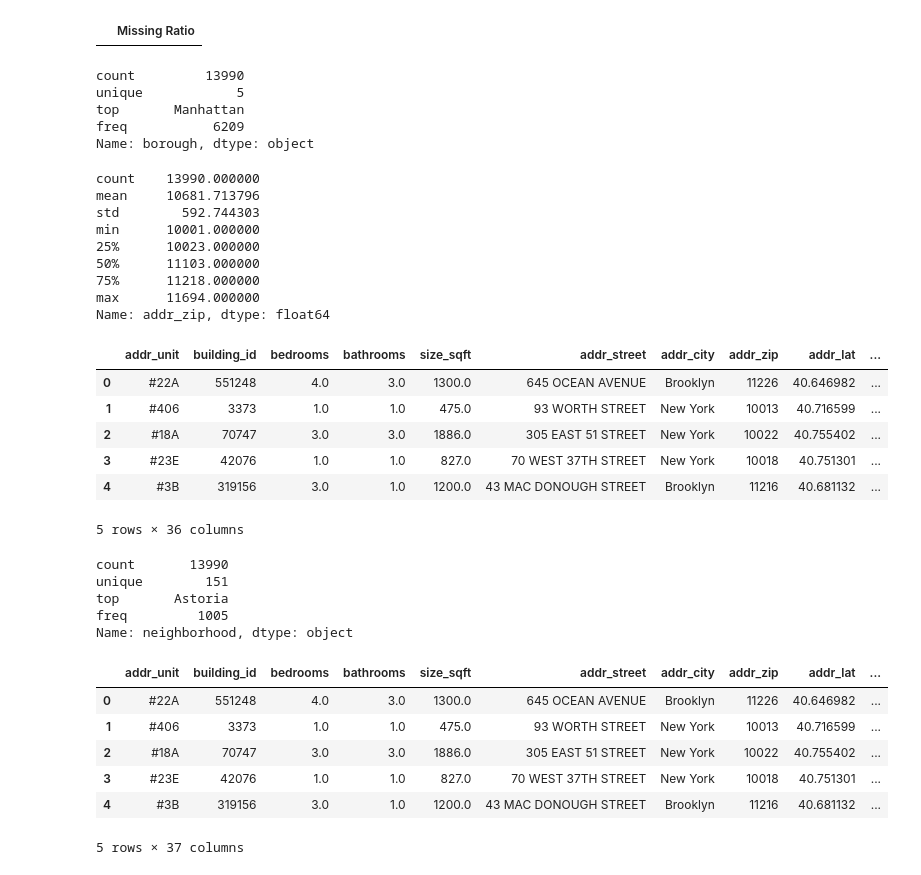
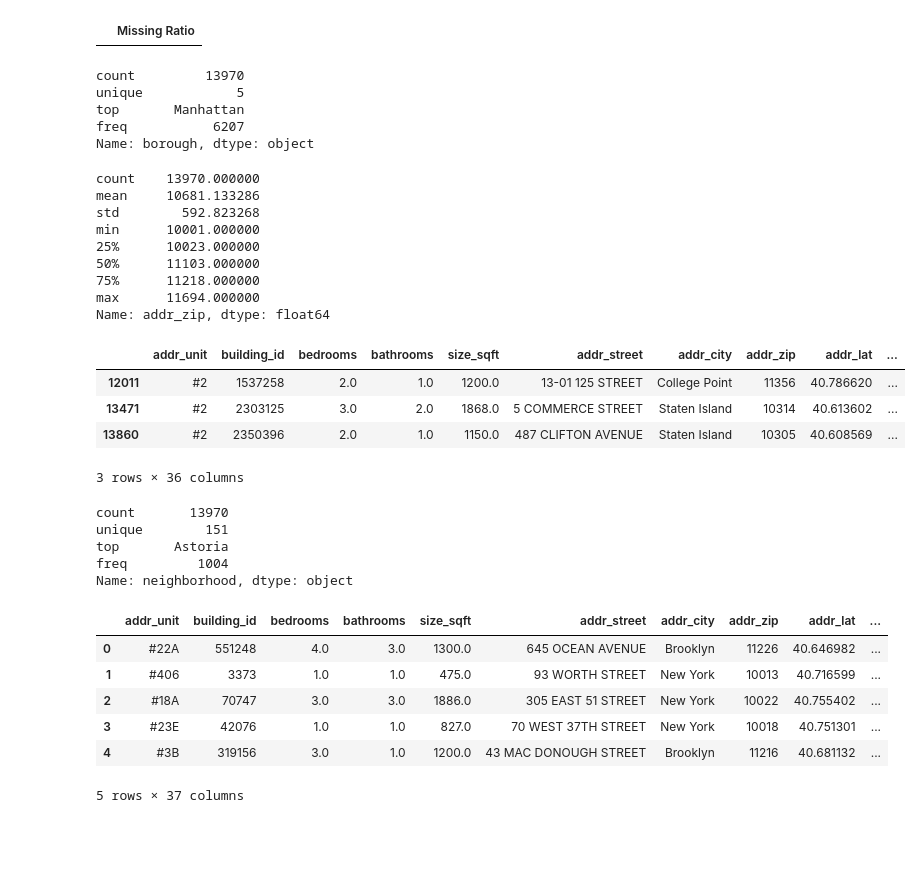
Before and after one commit to Ilroy/DS_Final_Project, a Jupyter notebook: Training_Testing_Master.ipynb, the cells around one changed output. Drawn from its saved outputs; the diff is of its cells as text; code cells hidden in the pictures; blank space fills up the shorter version.

```diff
--- a/Training_Testing_Master.ipynb
+++ b/Training_Testing_Master.ipynb
@@ -222,6 +224,9 @@ fig.axis(ymin=0, ymax=100000);
 # remove bedroom outliers
 train_df = train_df.drop(train_df[(train_df['bedrooms']>=8)
                          & (train_df['rent']<20000)].index).reset_index(drop=True)
+
+train_df = train_df.drop(train_df[(train_df['bedrooms']==6)
+                         & (train_df['rent']<60000)].index).reset_index(drop=True)
 # %%
 # has_washer_dryer vs rent
 var = 'has_washer_dryer'
@@ -476,36 +481,34 @@ all_data_df.groupby('borough').count()
 
 all_data_df['borough_encoded'] = all_data_df['borough'].map(borough_rank_dic)
 # %% [output]
-count         13990
+count         13970
 unique            5
 top       Manhattan
-freq           6209
+freq           6207
 Name: borough, dtype: object
 # %%
 # feature transforming addr zip
 
 print(all_data_df['addr_zip'].describe())
 
 all_data_df['addr_zip_encoded'] = all_data_df['addr_zip'].map(addr_zip_rank_dic)
 
-all_data_df.head()
+all_data_df[all_data_df['addr_zip_encoded'].isnull()]
 # %% [output]
-count    13990.000000
-mean     10681.713796
-std        592.744303
+count    13970.000000
+mean     10681.133286
+std        592.823268
 min      10001.000000
 25%      10023.000000
 50%      11103.000000
 75%      11218.000000
 max      11694.000000
 Name: addr_zip, dtype: float64
 |  | addr_unit | building_id | bedrooms | bathrooms | size_sqft | addr_street | addr_city | addr_zip | addr_lat | ... |
-| 0 | #22A | 551248 | 4.0 | 3.0 | 1300.0 | 645 OCEAN AVENUE | Brooklyn | 11226 | 40.646982 | ... |
-| 1 | #406 | 3373 | 1.0 | 1.0 | 475.0 | 93 WORTH STREET | New York | 10013 | 40.716599 | ... |
-| 2 | #18A | 70747 | 3.0 | 3.0 | 1886.0 | 305 EAST 51 STREET | New York | 10022 | 40.755402 | ... |
-| 3 | #23E | 42076 | 1.0 | 1.0 | 827.0 | 70 WEST 37TH STREET | New York | 10018 | 40.751301 | ... |
-| 4 | #3B | 319156 | 3.0 | 1.0 | 1200.0 | 43 MAC DONOUGH STREET | Brooklyn | 11216 | 40.681132 | ... |
+| 12011 | #2 | 1537258 | 2.0 | 1.0 | 1200.0 | 13-01 125 STREET | College Point | 11356 | 40.786620 | ... |
+| 13471 | #2 | 2303125 | 3.0 | 2.0 | 1868.0 | 5 COMMERCE STREET | Staten Island | 10314 | 40.613602 | ... |
+| 13860 | #2 | 2350396 | 2.0 | 1.0 | 1150.0 | 487 CLIFTON AVENUE | Staten Island | 10305 | 40.608569 | ... |
-5 rows × 36 columns
+3 rows × 36 columns
 # %%
 # feature transforming neighborhoods
 
@@ -515,10 +518,10 @@ all_data_df['neighborhood_encoded'] = all_data_df['neighborhood'].map(neighborho
 
 all_data_df.head()
 # %% [output]
-count       13990
+count       13970
 unique        151
 top       Astoria
-freq         1005
+freq         1004
 Name: neighborhood, dtype: object
 |  | addr_unit | building_id | bedrooms | bathrooms | size_sqft | addr_street | addr_city | addr_zip | addr_lat | ... |
 | 0 | #22A | 551248 | 4.0 | 3.0 | 1300.0 | 645 OCEAN AVENUE | Brooklyn | 11226 | 40.646982 | ... |
```
Also changed, not shown: parts of 20 cells of this notebook.
